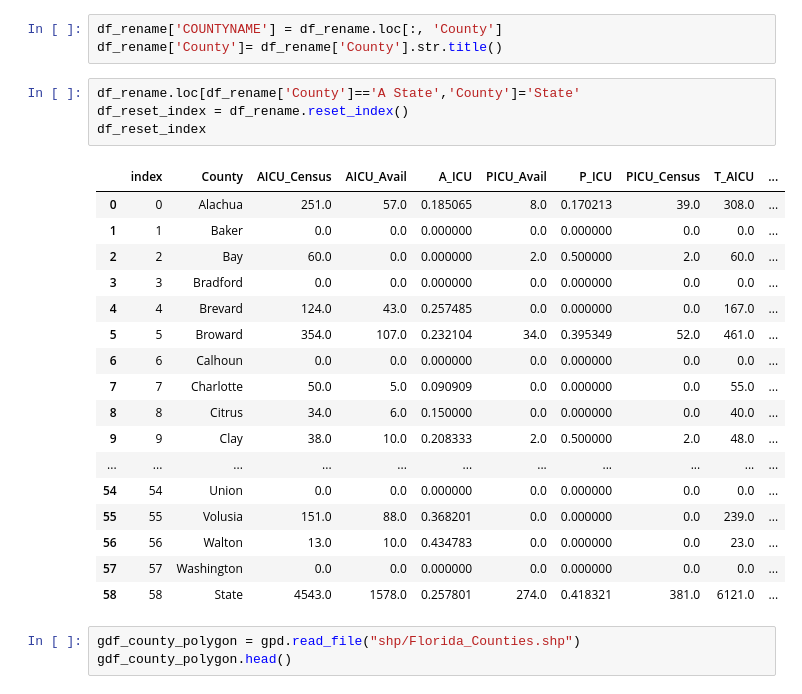
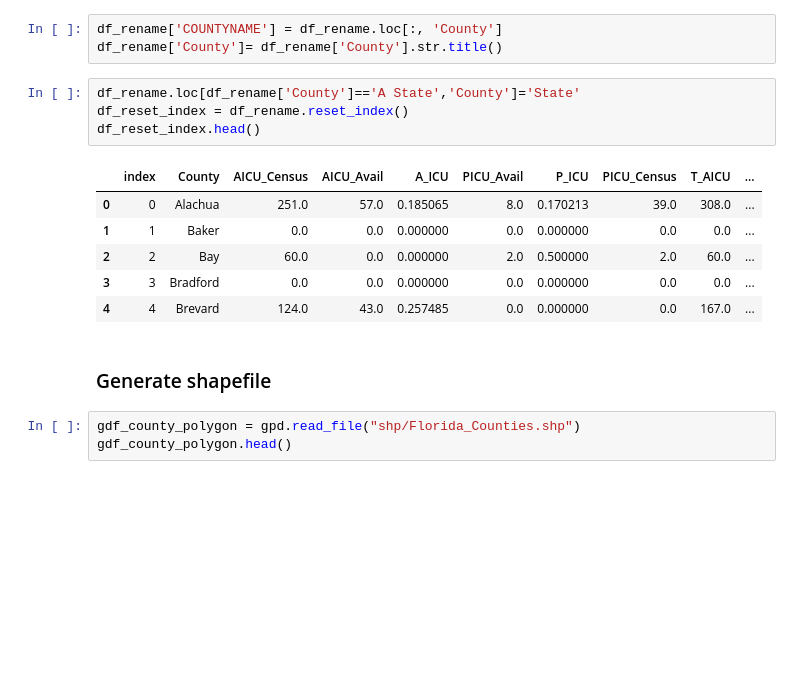
Before and after one commit to xhqiao89/florida_covid_daily_update, a Jupyter notebook: 5_COVID_Hospital_ICU_Process.ipynb, the cells around one changed output. Cells and saved outputs as stored; diff of their text form; blank space fills up the shorter version.

```diff
--- a/5_COVID_Hospital_ICU_Process.ipynb
+++ b/5_COVID_Hospital_ICU_Process.ipynb
@@ -136,25 +145,16 @@ df_rename['County']= df_rename['County'].str.title()
 # %%
 df_rename.loc[df_rename['County']=='A State','County']='State'
 df_reset_index = df_rename.reset_index()
-df_reset_index
+df_reset_index.head()
 # %% [output]
 |  | index | County | AICU_Census | AICU_Avail | A_ICU | PICU_Avail | P_ICU | PICU_Census | T_AICU | ... |
 | 0 | 0 | Alachua | 251.0 | 57.0 | 0.185065 | 8.0 | 0.170213 | 39.0 | 308.0 | ... |
 | 1 | 1 | Baker | 0.0 | 0.0 | 0.000000 | 0.0 | 0.000000 | 0.0 | 0.0 | ... |
 | 2 | 2 | Bay | 60.0 | 0.0 | 0.000000 | 2.0 | 0.500000 | 2.0 | 60.0 | ... |
 | 3 | 3 | Bradford | 0.0 | 0.0 | 0.000000 | 0.0 | 0.000000 | 0.0 | 0.0 | ... |
 | 4 | 4 | Brevard | 124.0 | 43.0 | 0.257485 | 0.0 | 0.000000 | 0.0 | 167.0 | ... |
-| 5 | 5 | Broward | 354.0 | 107.0 | 0.232104 | 34.0 | 0.395349 | 52.0 | 461.0 | ... |
-| 6 | 6 | Calhoun | 0.0 | 0.0 | 0.000000 | 0.0 | 0.000000 | 0.0 | 0.0 | ... |
-| 7 | 7 | Charlotte | 50.0 | 5.0 | 0.090909 | 0.0 | 0.000000 | 0.0 | 55.0 | ... |
-| 8 | 8 | Citrus | 34.0 | 6.0 | 0.150000 | 0.0 | 0.000000 | 0.0 | 40.0 | ... |
-| 9 | 9 | Clay | 38.0 | 10.0 | 0.208333 | 2.0 | 0.500000 | 2.0 | 48.0 | ... |
-| ... | ... | ... | ... | ... | ... | ... | ... | ... | ... | ... |
-| 54 | 54 | Union | 0.0 | 0.0 | 0.000000 | 0.0 | 0.000000 | 0.0 | 0.0 | ... |
-| 55 | 55 | Volusia | 151.0 | 88.0 | 0.368201 | 0.0 | 0.000000 | 0.0 | 239.0 | ... |
-| 56 | 56 | Walton | 13.0 | 10.0 | 0.434783 | 0.0 | 0.000000 | 0.0 | 23.0 | ... |
-| 57 | 57 | Washington | 0.0 | 0.0 | 0.000000 | 0.0 | 0.000000 | 0.0 | 0.0 | ... |
-| 58 | 58 | State | 4543.0 | 1578.0 | 0.257801 | 274.0 | 0.418321 | 381.0 | 6121.0 | ... |
+# %% [markdown]
+### Generate shapefile
 # %%
 gdf_county_polygon = gpd.read_file("shp/Florida_Counties.shp")
 gdf_county_polygon.head()
```
Also changed, not shown: parts of 12 cells of this notebook, 4 other files.
